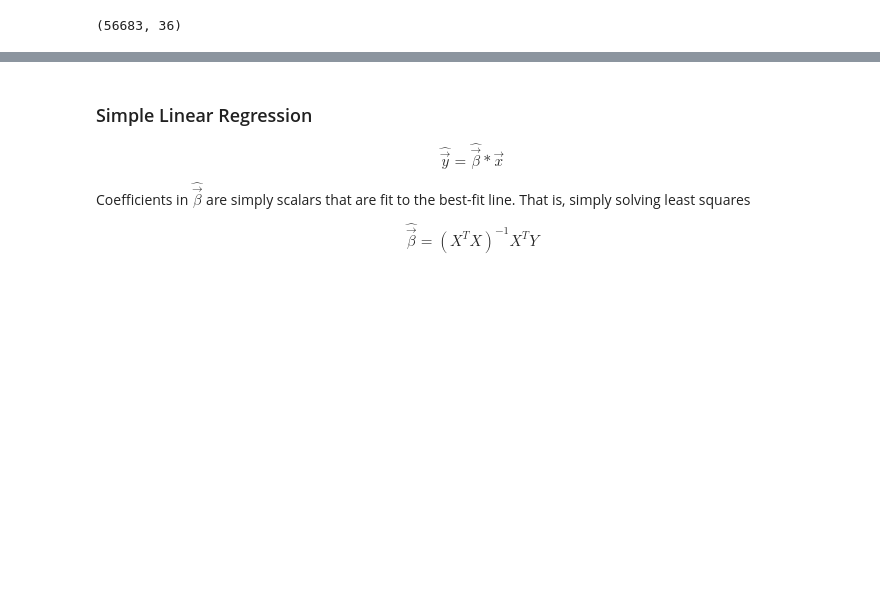
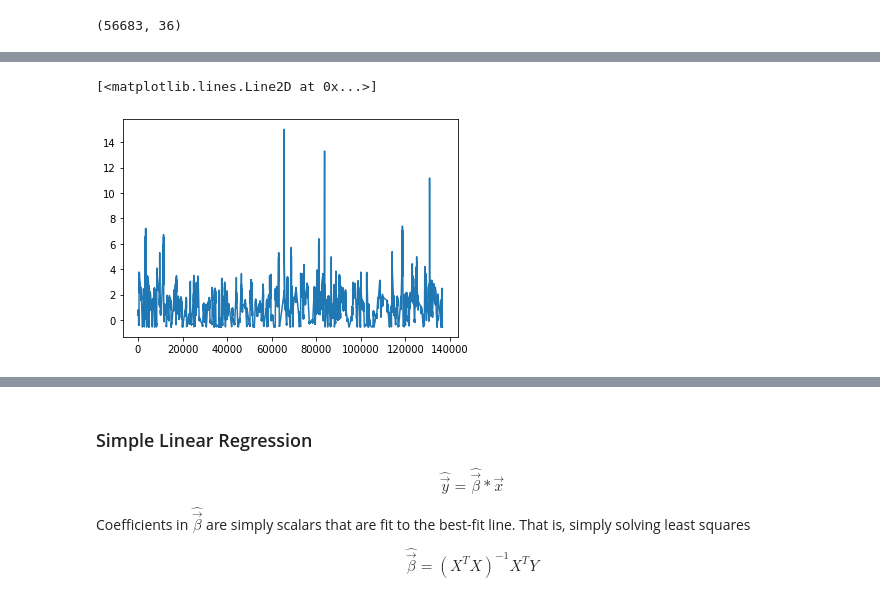
Before and after one commit to JustinRWong/Predicting-Residential-Energy-Usage, a Jupyter notebook: Modeling.ipynb, the cells around one changed output, grey strips where cells are left out. Drawn from its saved outputs; the diff is of its cells as text; code cells hidden in the pictures; blank space fills up the shorter version.

```diff
--- a/Modeling.ipynb
+++ b/Modeling.ipynb
@@ -212,0 +237,7 @@ elec_Y_train = bay_area_monthly_elec_pge_nrel[targetted_y]
+# %%
+ plt.plot(bay_area_monthly_elec_pge_nrel['TOTALKWH_std'])
+#keep this plot!! shows why we got rid of the data (and make prettier)
+ #plt.plot(bay_area_monthly_elec_pge_nrel_clean['TOTALKWH_std']) #add this plot to it side by side to show
+# %% [output]
+[<matplotlib.lines.Line2D at 0x...>]
+[figure, added]
```
Also changed, not shown: parts of 25 cells of this notebook, 5 other files.
